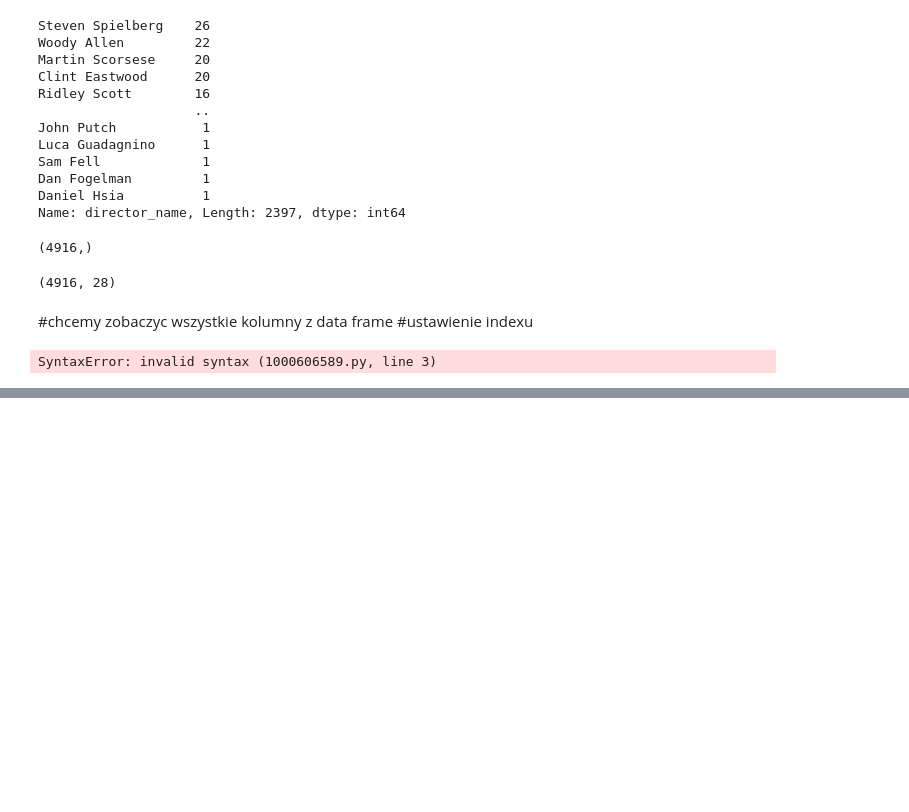
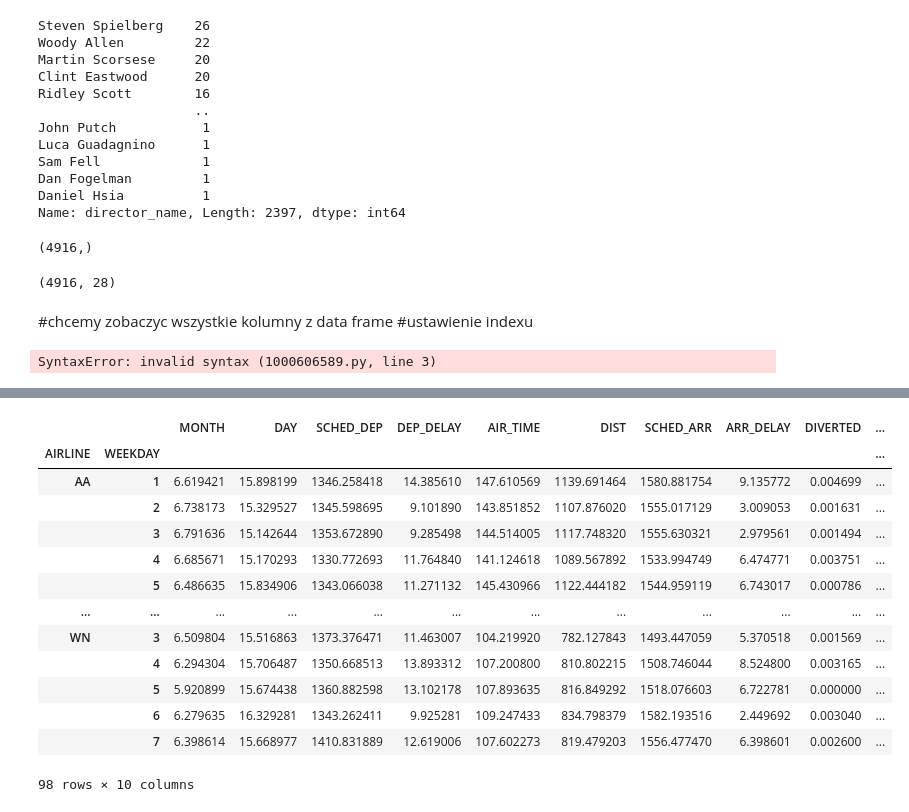
Before and after one commit to ktomaszkiewicz/PrzetwarzanieZbiorowPublic, a Jupyter notebook: Pandas_sda.ipynb, the cells around one changed output, grey strips where cells are left out. Drawn from its saved outputs; the diff is of its cells as text; code cells hidden in the pictures; blank space fills up the shorter version.

```diff
--- a/Pandas_sda.ipynb
+++ b/Pandas_sda.ipynb
@@ -440,0 +1161,18 @@ movie_columns[2] = 'rezyser'
+# %%
+##srednie opoznienie w kazdym dniu
+flights.groupby(['AIRLINE','WEEKDAY']).agg('mean')
+# %% [output]
+|  |  | MONTH | DAY | SCHED_DEP | DEP_DELAY | AIR_TIME | DIST | SCHED_ARR | ARR_DELAY | DIVERTED | ... |
+| AIRLINE | WEEKDAY |  |  |  |  |  |  |  |  |  | ... |
+| AA | 1 | 6.619421 | 15.898199 | 1346.258418 | 14.385610 | 147.610569 | 1139.691464 | 1580.881754 | 9.135772 | 0.004699 | ... |
+|  | 2 | 6.738173 | 15.329527 | 1345.598695 | 9.101890 | 143.851852 | 1107.876020 | 1555.017129 | 3.009053 | 0.001631 | ... |
+|  | 3 | 6.791636 | 15.142644 | 1353.672890 | 9.285498 | 144.514005 | 1117.748320 | 1555.630321 | 2.979561 | 0.001494 | ... |
+|  | 4 | 6.685671 | 15.170293 | 1330.772693 | 11.764840 | 141.124618 | 1089.567892 | 1533.994749 | 6.474771 | 0.003751 | ... |
+|  | 5 | 6.486635 | 15.834906 | 1343.066038 | 11.271132 | 145.430966 | 1122.444182 | 1544.959119 | 6.743017 | 0.000786 | ... |
+| ... | ... | ... | ... | ... | ... | ... | ... | ... | ... | ... | ... |
+| WN | 3 | 6.509804 | 15.516863 | 1373.376471 | 11.463007 | 104.219920 | 782.127843 | 1493.447059 | 5.370518 | 0.001569 | ... |
+|  | 4 | 6.294304 | 15.706487 | 1350.668513 | 13.893312 | 107.200800 | 810.802215 | 1508.746044 | 8.524800 | 0.003165 | ... |
+|  | 5 | 5.920899 | 15.674438 | 1360.882598 | 13.102178 | 107.893635 | 816.849292 | 1518.076603 | 6.722781 | 0.000000 | ... |
+|  | 6 | 6.279635 | 16.329281 | 1343.262411 | 9.925281 | 109.247433 | 834.798379 | 1582.193516 | 2.449692 | 0.003040 | ... |
+|  | 7 | 6.398614 | 15.668977 | 1410.831889 | 12.619006 | 107.602273 | 819.479203 | 1556.477470 | 6.398601 | 0.002600 | ... |
+98 rows × 10 columns
```
Also changed, not shown: parts of 121 cells of this notebook, 7 other files.
